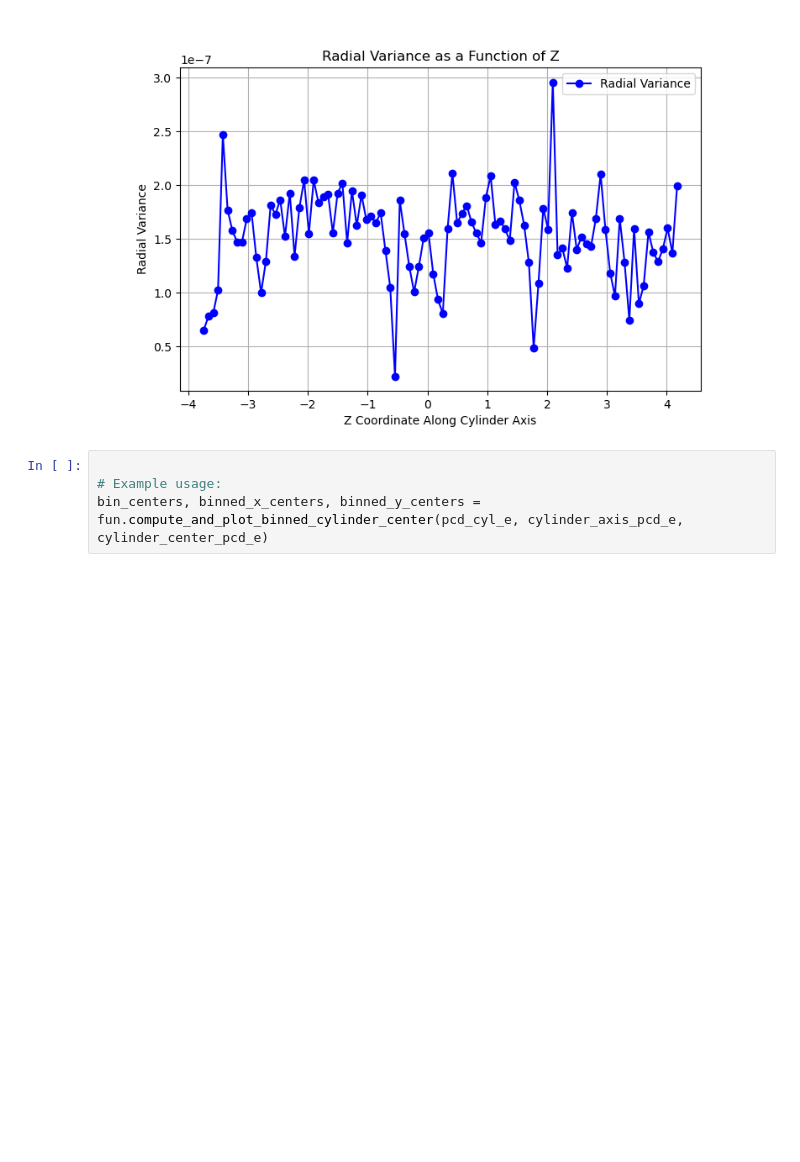
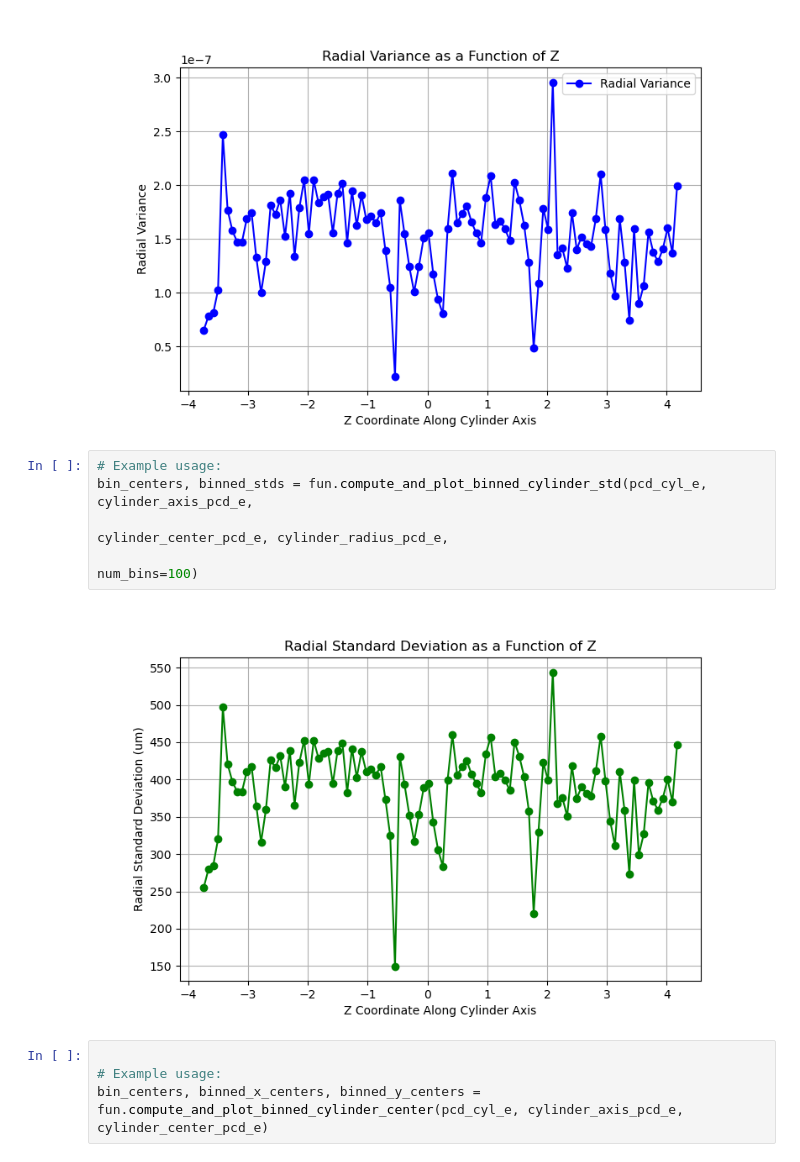
Before and after one commit to eehealy/photopol, a Jupyter notebook: 20250313_error_analysis.ipynb, the cells around one changed output. Drawn from its saved outputs; the diff is of its cells as text; blank space fills up the shorter version.

```diff
--- a/20250313_error_analysis.ipynb
+++ b/20250313_error_analysis.ipynb
@@ -385,6 +412,13 @@ bin_centers, binned_variances = fun.compute_and_plot_binned_cylinder_variance(pc
                                                                                num_bins=100)
 # %% [output]
 [figure]
+# %%
+# Example usage:
+bin_centers, binned_stds = fun.compute_and_plot_binned_cylinder_std(pcd_cyl_e, cylinder_axis_pcd_e,
+                                                                                cylinder_center_pcd_e, cylinder_radius_pcd_e,
+                                                                               num_bins=100)
+# %% [output]
+[figure, added]
 # %%
 
 # Example usage:
```
Also changed, not shown: parts of 15 cells of this notebook.
